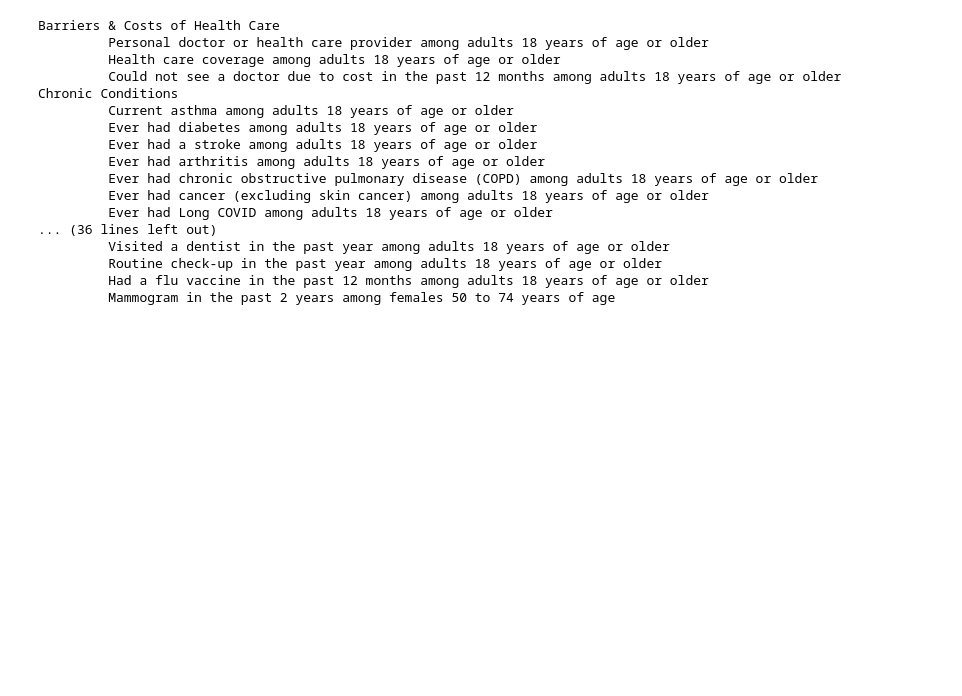
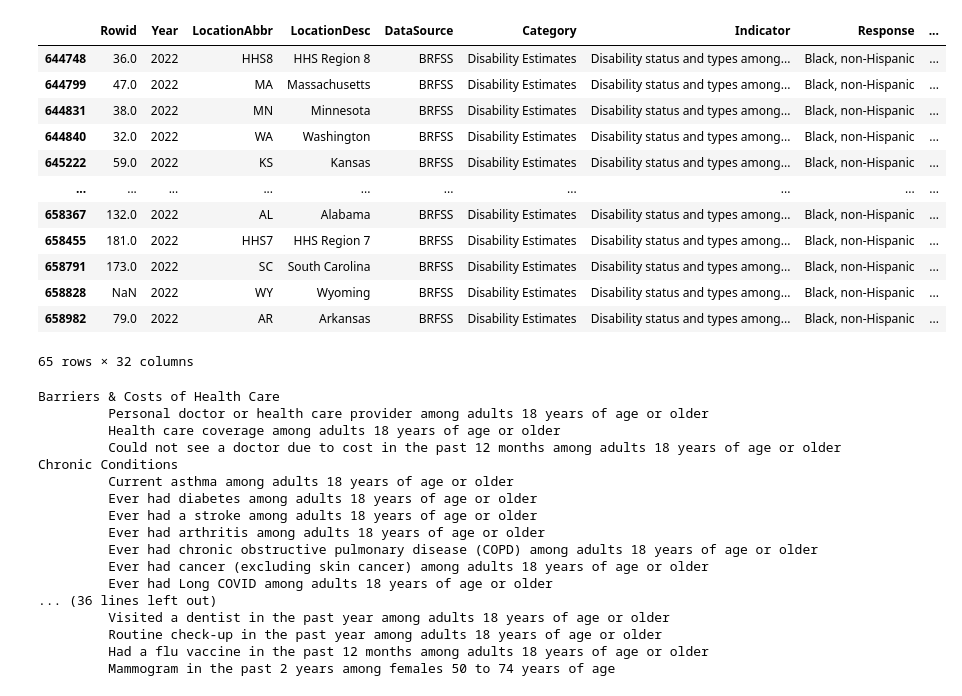
Before and after one commit to alexbryantt/infovis25, a Jupyter notebook: cs541 scraping.ipynb, the cells around one changed output. Saved outputs shown, nothing was run; the diff lists cells and outputs as text; code cells hidden in the pictures; blank space fills up the shorter version.

```diff
--- a/cs541 scraping.ipynb
+++ b/cs541 scraping.ipynb
@@ -19,0 +4,3 @@ df.loc[df['Year'] == 2022]
+# %%
+df = pd.read_csv("Summary_Statistics.csv")
+df[['Response', 'WeightedNumber']].dropna().to_csv("summaries_ready.csv")
@@ -19,0 +16,31 @@ df.loc[df['Year'] == 2022]
+# %%
+df_22 = df.loc[df['Year'] == 2022]
+df_22_est = df_22.loc[df_22['Category'] == 'Disability Estimates']
+remove_cols = {'Any Disability', 'No Disability', 'Overall'}
+mask = [d3 not in remove_cols for d3 in df_22_est['Stratification1']]
+df_22_stratification = df_22_est.loc[mask]
+for strat, group in df_22_stratification.groupby("Stratification1"):
+    #print(strat)
+    #print(group['Indicator'].iloc[0])
+    loc_sum1, loc_sum2 = 0, 0
+    for location, subgroup in group.groupby("LocationAbbr"):
+        print(location)
+        for response, subsubgroup in subgroup.groupby("Response"):
+            data_cols = [col for col in subsubgroup.columns if 'data' in col.lower()]
+            #print(subsubgroup[data_cols])
+            if "male" in response.lower():
+                try:
+                    loc_sum1 += int(subsubgroup['Number'].iloc[0])
+                except ValueError as e:
+                    pass
+                    #print(subsubgroup['WeightedNumber'].iloc[0])
+
+            elif response in {"18-44", "45-64", "65+"}:
+                try:
+                    loc_sum2 += int(subsubgroup['Number'].iloc[0])
+                except ValueError as e:
+                    pass
+                    #print(subsubgroup['WeightedNumber'].iloc[0])
+    break
+    if loc_sum1 != loc_sum2:
+        print(f"Uneven: {loc_sum1}, {loc_sum2}, {loc_sum1 - loc_sum2}")
@@ -20,3 +65,19 @@ df.loc[df['Year'] == 2022]
+# %%
+subsubgroup
+# %% [output]
+|  | Rowid | Year | LocationAbbr | LocationDesc | DataSource | Category | Indicator | Response | ... |
+| 644748 | 36.0 | 2022 | HHS8 | HHS Region 8 | BRFSS | Disability Estimates | Disability status and types among... | Black, non-Hispanic | ... |
+| 644799 | 47.0 | 2022 | MA | Massachusetts | BRFSS | Disability Estimates | Disability status and types among... | Black, non-Hispanic | ... |
+| 644831 | 38.0 | 2022 | MN | Minnesota | BRFSS | Disability Estimates | Disability status and types among... | Black, non-Hispanic | ... |
+| 644840 | 32.0 | 2022 | WA | Washington | BRFSS | Disability Estimates | Disability status and types among... | Black, non-Hispanic | ... |
+| 645222 | 59.0 | 2022 | KS | Kansas | BRFSS | Disability Estimates | Disability status and types among... | Black, non-Hispanic | ... |
+| ... | ... | ... | ... | ... | ... | ... | ... | ... | ... |
+| 658367 | 132.0 | 2022 | AL | Alabama | BRFSS | Disability Estimates | Disability status and types among... | Black, non-Hispanic | ... |
+| 658455 | 181.0 | 2022 | HHS7 | HHS Region 7 | BRFSS | Disability Estimates | Disability status and types among... | Black, non-Hispanic | ... |
+| 658791 | 173.0 | 2022 | SC | South Carolina | BRFSS | Disability Estimates | Disability status and types among... | Black, non-Hispanic | ... |
+| 658828 | NaN | 2022 | WY | Wyoming | BRFSS | Disability Estimates | Disability status and types among... | Black, non-Hispanic | ... |
+| 658982 | 79.0 | 2022 | AR | Arkansas | BRFSS | Disability Estimates | Disability status and types among... | Black, non-Hispanic | ... |
+65 rows × 32 columns
 # %%
 #Uhhh how many columns is there
 for cat, group in df.groupby("Category"):
```
Also changed, not shown: parts of 3 cells of this notebook, 2 other files.
